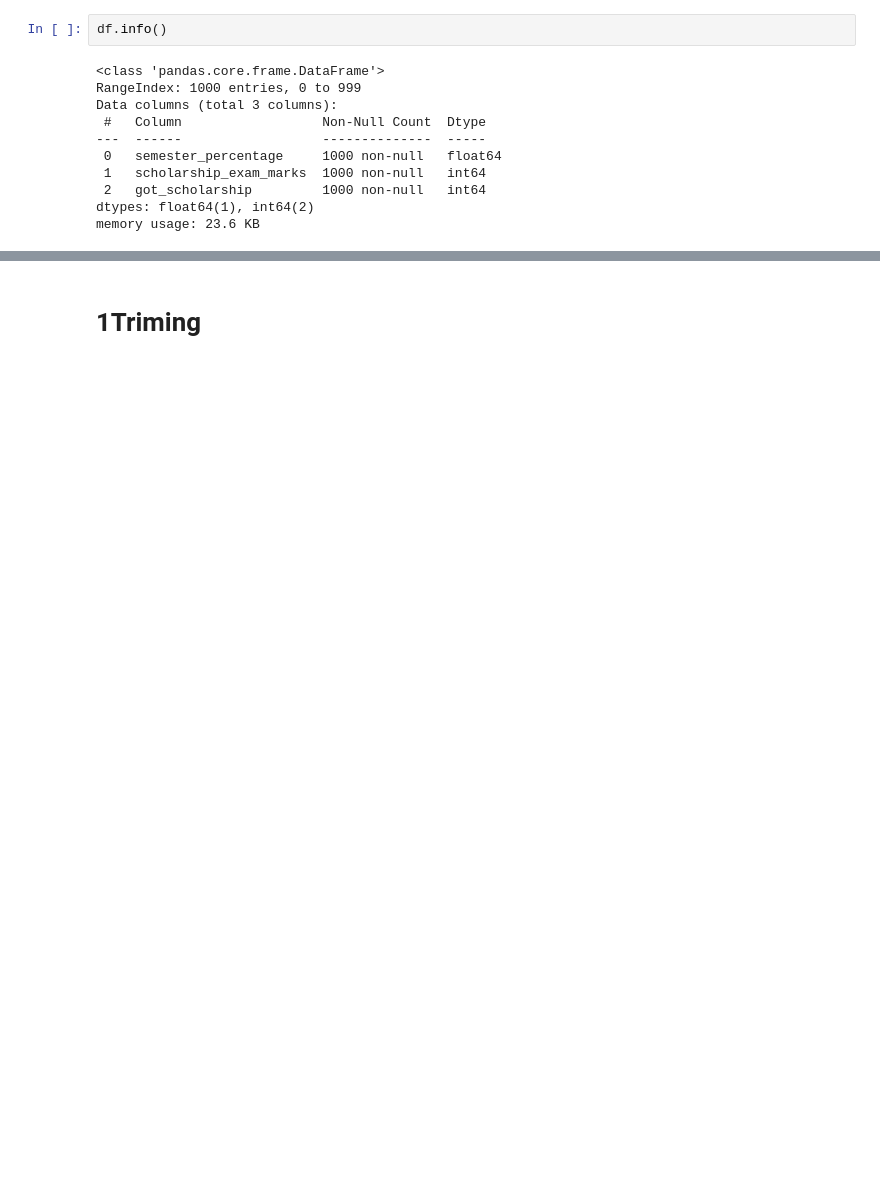
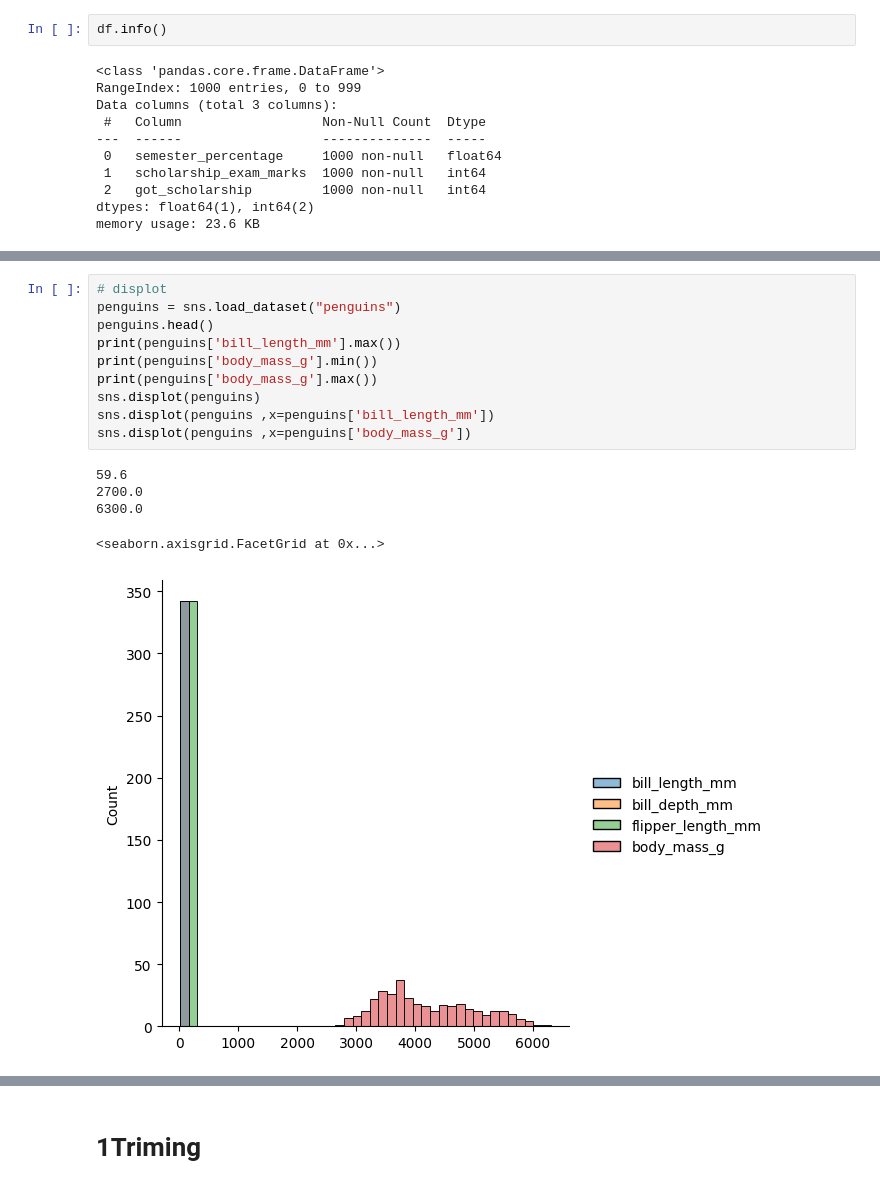
Before and after one commit to 2004harshit/DATA-SCIENCE-AND-ML, a Jupyter notebook: 5_EDA/2_OUTLIER_REMOVAL_USING_Z_SCORE.ipynb, the cells around one changed output, grey strips where cells are left out. Drawn from its saved outputs; the diff is of its cells as text; blank space fills up the shorter version.

```diff
--- a/5_EDA/2_OUTLIER_REMOVAL_USING_Z_SCORE.ipynb
+++ b/5_EDA/2_OUTLIER_REMOVAL_USING_Z_SCORE.ipynb
@@ -36,0 +50,16 @@ memory usage: 23.6 KB
+# %%
+# displot
+penguins = sns.load_dataset("penguins")
+penguins.head()
+print(penguins['bill_length_mm'].max())
+print(penguins['body_mass_g'].min())
+print(penguins['body_mass_g'].max())
+sns.displot(penguins)
+sns.displot(penguins ,x=penguins['bill_length_mm'])
+sns.displot(penguins ,x=penguins['body_mass_g'])
+# %% [output]
+59.6
+2700.0
+6300.0
+<seaborn.axisgrid.FacetGrid at 0x...>
+[figure, added]
```
Also changed, not shown: parts of 25 cells of this notebook, 1 other file.
